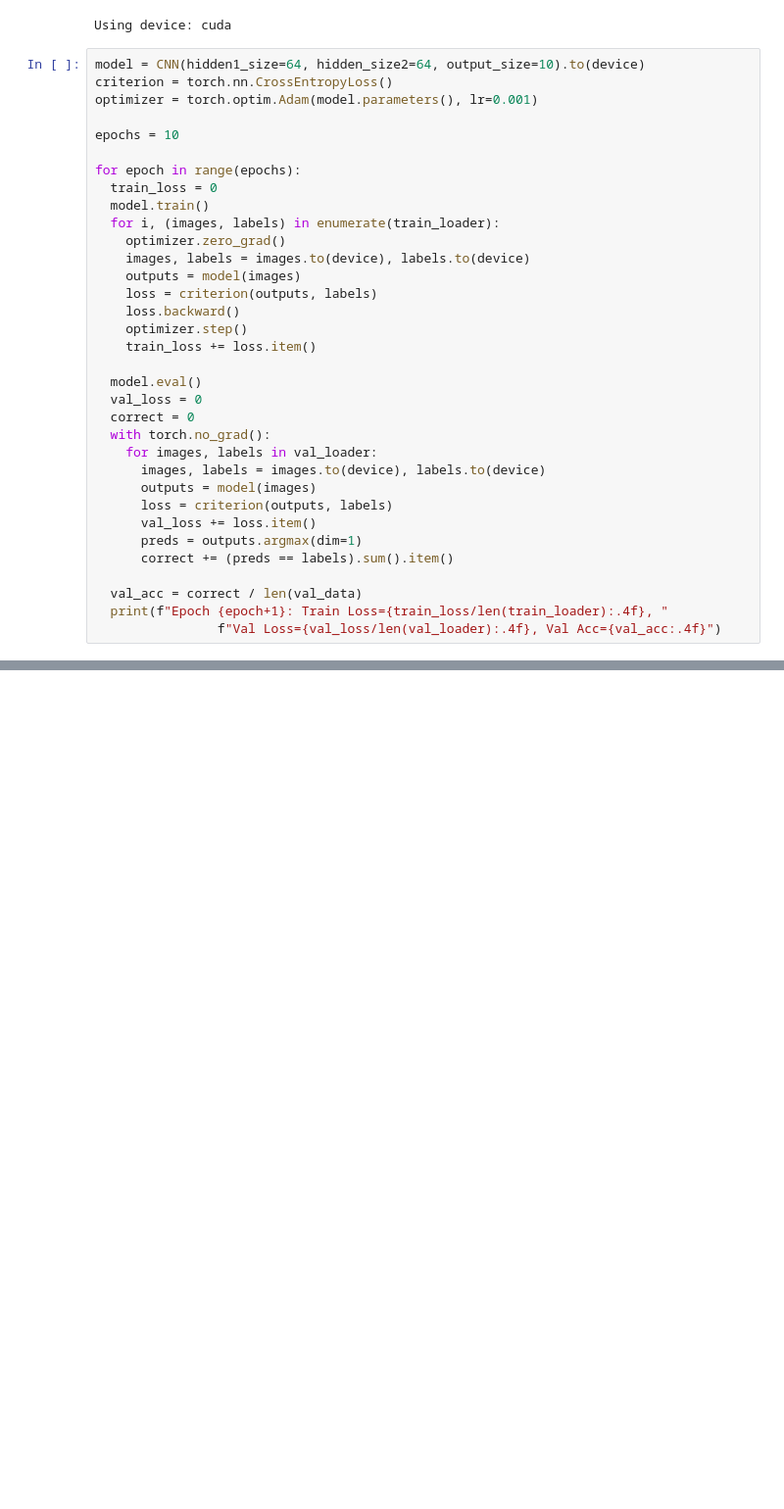
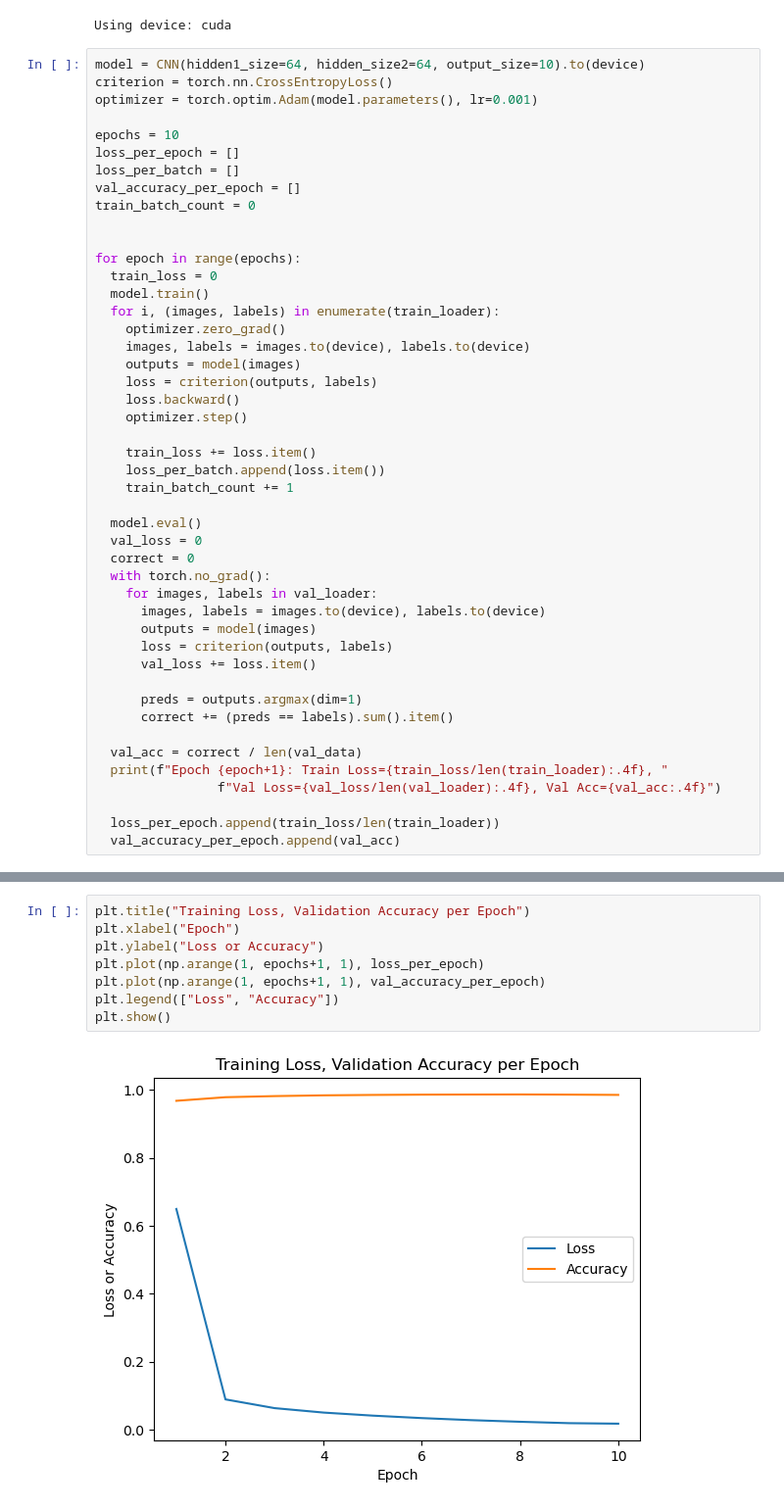
Before and after one commit to yasirfaizahmed/ML_Notebooks, a Jupyter notebook: pytorch_DLNN/CNN/CNN.ipynb, the cells around one changed output, grey strips where cells are left out. Shown at 98% size. Drawn from its saved outputs; the diff is of its cells as text; blank space fills up the shorter version.

```diff
--- a/pytorch_DLNN/CNN/CNN.ipynb
+++ b/pytorch_DLNN/CNN/CNN.ipynb
@@ -59,6 +61,11 @@ criterion = torch.nn.CrossEntropyLoss()
 optimizer = torch.optim.Adam(model.parameters(), lr=0.001)
 
 epochs = 10
+loss_per_epoch = []
+loss_per_batch = []
+val_accuracy_per_epoch = []
+train_batch_count = 0
+
 
 for epoch in range(epochs):
   train_loss = 0
@@ -70,7 +77,10 @@ for epoch in range(epochs):
     loss = criterion(outputs, labels)
     loss.backward()
     optimizer.step()
+
     train_loss += loss.item()
+    loss_per_batch.append(loss.item())
+    train_batch_count += 1
 
   model.eval()
   val_loss = 0
@@ -81,10 +91,14 @@ for epoch in range(epochs):
       outputs = model(images)
       loss = criterion(outputs, labels)
       val_loss += loss.item()
+
       preds = outputs.argmax(dim=1)
       correct += (preds == labels).sum().item()
 
   val_acc = correct / len(val_data)
   print(f"Epoch {epoch+1}: Train Loss={train_loss/len(train_loader):.4f}, "
 				f"Val Loss={val_loss/len(val_loader):.4f}, Val Acc={val_acc:.4f}")
+
+  loss_per_epoch.append(train_loss/len(train_loader))
+  val_accuracy_per_epoch.append(val_acc)
 # %% [output]
@@ -100,0 +115,10 @@ Epoch 10: Train Loss=0.0141, Val Loss=0.0651, Val Acc=0.9852
+# %%
+plt.title("Training Loss, Validation Accuracy per Epoch")
+plt.xlabel("Epoch")
+plt.ylabel("Loss or Accuracy")
+plt.plot(np.arange(1, epochs+1, 1), loss_per_epoch)
+plt.plot(np.arange(1, epochs+1, 1), val_accuracy_per_epoch)
+plt.legend(["Loss", "Accuracy"])
+plt.show()
+# %% [output]
+[figure, added]
```
Also changed, not shown: parts of 3 cells of this notebook.
